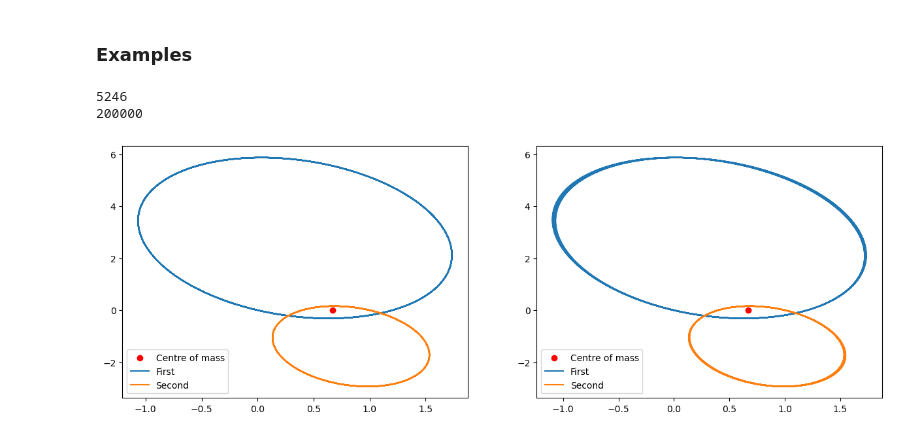
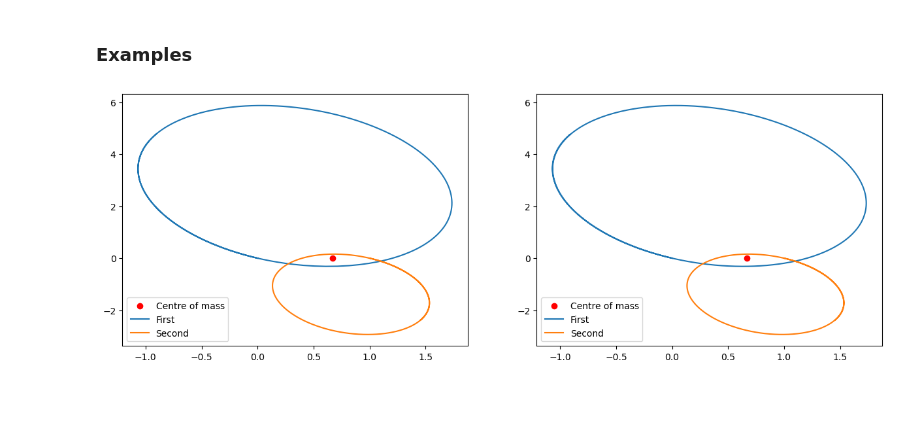
Before and after one commit to Vileh/QMUL-Data-Analytics-Courseworks, a Jupyter notebook: SciComp_1/Coursework1_Trisolaris.ipynb, the cells around one changed output. Saved outputs shown, nothing was run; the diff lists cells and outputs as text; code cells hidden in the pictures; blank space fills up the shorter version.

```diff
--- a/SciComp_1/Coursework1_Trisolaris.ipynb
+++ b/SciComp_1/Coursework1_Trisolaris.ipynb
@@ -53,9 +53,10 @@ _(HINT: you may want to investigate the rtol parameter for solve_ivp().)_
 import numpy as np
 import matplotlib.pyplot as plt
 from scipy.integrate import solve_ivp
+import itertools
 
 # Constants
-g = 1
+G = 1
 radius_to_mass = 0.03
 # %%
 class ExplicitIntegrator :
@@ -69,7 +70,7 @@ class ExplicitIntegrator :
     methods: calculate_solution, plot_solution
 
     """
-    integration_methods = ["Euler", "MidPoint"]
+    integration_methods = ["MidPoint"]
 
     # constructor function
     def __init__(self, dydt, max_time=0, N_time_steps=0, method = "Euler"):
@@ -105,40 +106,11 @@ class ExplicitIntegrator :
     def N_time_steps(self):
         return self._N_time_steps
 
-    # Enables the user to reset the max time
-    @max_time.setter
-    def max_time(self, value):
-        self._max_time = value
-        self._delta_t = self.max_time / self.N_time_steps
-        self._t_solution = np.linspace(0.0, self.max_time, self.N_time_steps+1)
-        self._y_solution = np.zeros_like(self._t_solution)
-
-    # Enables the user to reset the number of time steps
-    @N_time_steps.setter
-    def N_time_steps(self, value):
-        self._N_time_steps = value
-        self._delta_t = self.max_time / self.N_time_steps
-        self._t_solution = np.linspace(0.0, self.max_time, self.N_time_steps+1)
-        self._y_solution = np.zeros_like(self._t_solution)
-
     def calculate_solution(self, y0) :
-        if (self.method == "Euler") :
-            self.integrate_using_Euler(self.dydt, y0)
-        elif (self.method == "MidPoint") :
+        if (self.method == "MidPoint") :
             self.integrate_using_midpoint(self.dydt, y0)
         else:
             assert False, 'integration method not implemented'
-
-    def integrate_using_Euler(self, dydt_function, y0) :
-        self._y_solution = np.zeros((len(self._t_solution), len(y0)))
-
-        for itime, time in enumerate(self.t_solution) :
-            if itime == 0 :
-                self._y_solution[itime] = np.array(y0)
-            else :
-                dydt_at_t = dydt_function(time, self._y_solution[itime-1])
-                self._y_solution[itime] = (self._y_solution[itime-1] +
-                                          dydt_at_t * self._delta_t)
 
     def integrate_using_midpoint(self, dydt_function, y0) :
         self._y_solution = np.zeros((len(self._t_solution), len(y0)))
@@ -147,7 +119,7 @@ class ExplicitIntegrator :
             if itime == 0:
                 self._y_solution[itime] = np.array(y0)
             else :
-                y_at_t_over_2 = self._y_solution[itime-1] + (1/2) * self._delta_t * dydt_function(time, self._y_solution[itime-1])
+                y_at_t_over_2 = self._y_solution[itime-1] + (1/2) * self._delta_t * dydt_function(time, self._y_solution[itime-1], half_step=True)
 
                 self._y_solution[itime] = self._y_solution[itime-1] +  self._delta_t * dydt_function(time + self._delta_t, y_at_t_over_2)
 # %%
@@ -328,26 +338,24 @@ class star():
 # %%
 # 2-body problem [0,0,0,0.5] and [1,0,0,-0.5] work well
 
 first_star = star(name='First', mass=0.21, starting_position=np.array([0,0]), starting_velocity=np.array([-0.5,0.5]))
 second_star = star(name='Second', mass=0.42, starting_position=np.array([1,0]), starting_velocity=np.array([0.25,-0.25]))
 
-my_stellar_system = Stellar_system(max_time=1000, N_time_steps=100000, integration_method='RK45', name='Solar system')
-my_stellar_system_2 = Stellar_system(max_time=1000, N_time_steps=100000, integration_method='MidPoint', name='Solar system')
+my_stellar_system = Stellar_system(max_time=100, N_time_steps=1000, integration_method='RK45', name='Solar system')
+my_stellar_system_2 = Stellar_system(max_time=100, N_time_steps=10000, integration_method='MidPoint', name='Solar system')
 
 my_stellar_system.add_star(first_star)
 my_stellar_system.add_star(second_star)
 
 my_stellar_system_2.add_star(first_star)
 my_stellar_system_2.add_star(second_star)
 
 fig, ax = plt.subplots(1, 2, figsize=(15,5))
 
 my_stellar_system.plot_movement(ax[0])
 my_stellar_system_2.plot_movement(ax[1])
 # %% [output]
-5246
-200000
-[figure, old version]
+[figure, new version]
 # %%
 # 3-body problem
 
```
Also changed, not shown: parts of 4 cells of this notebook.
